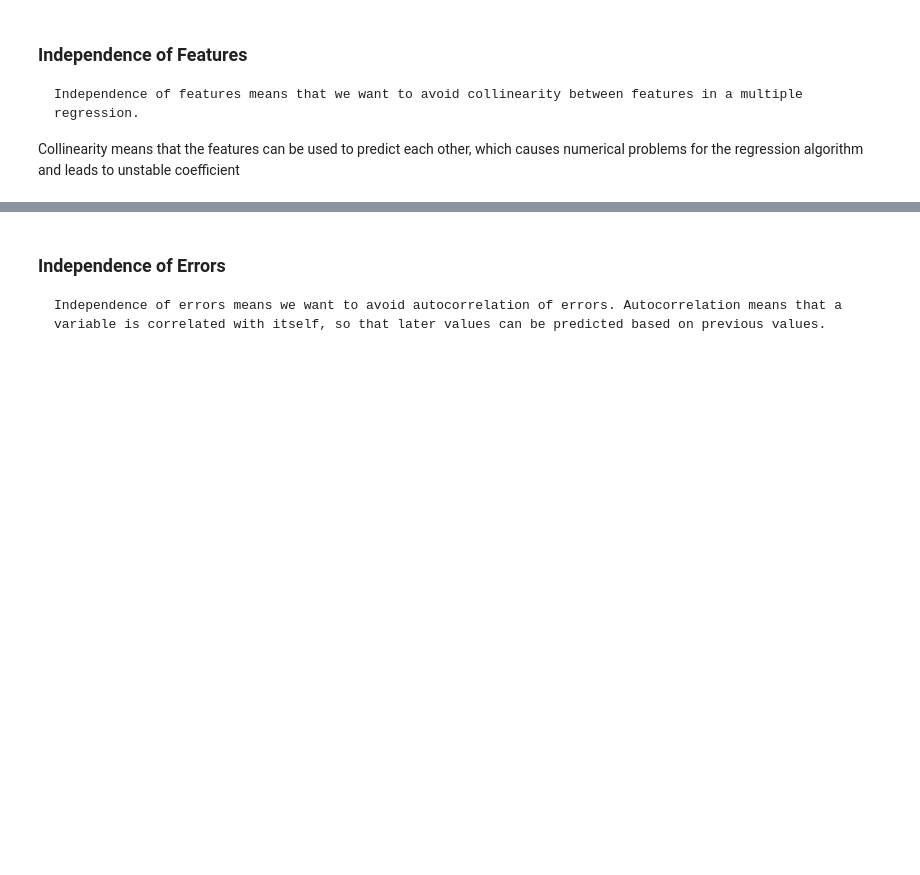
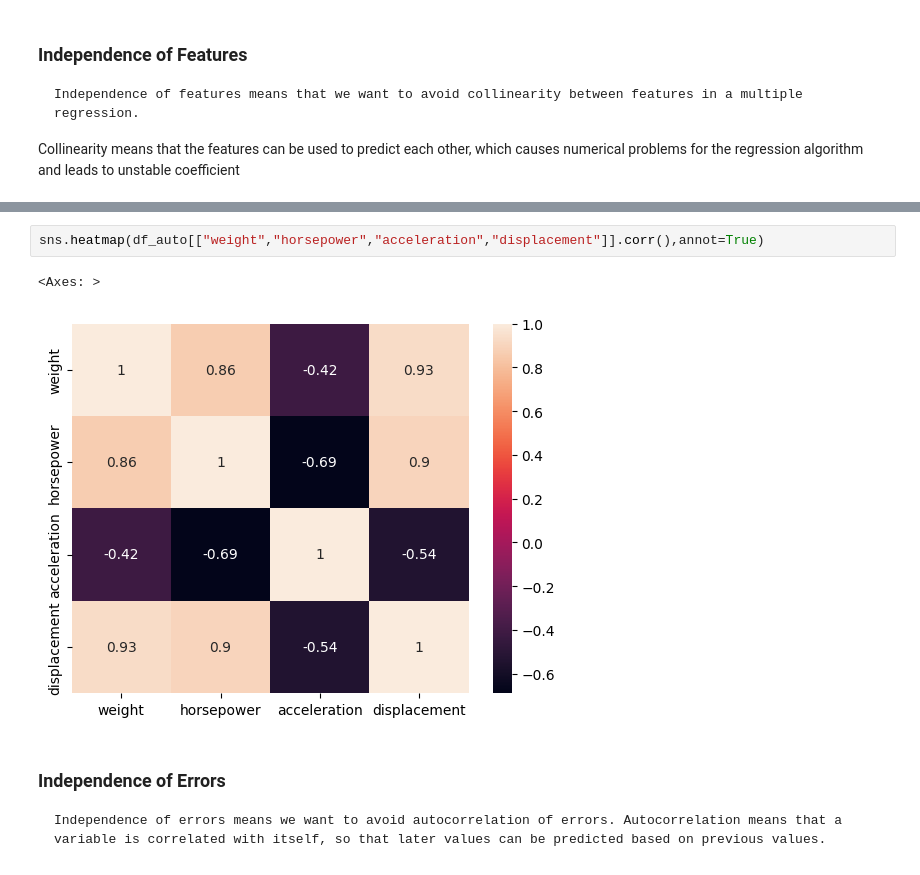
Before and after one commit to karusamuel/LinearRegression_Assumptions, a Jupyter notebook: index.ipynb, the cells around one changed output, grey strips where cells are left out. Saved outputs shown, nothing was run; the diff lists cells and outputs as text; blank space fills up the shorter version.

```diff
--- a/index.ipynb
+++ b/index.ipynb
@@ -91,3 +168,8 @@ Collinearity means that the features can be used to predict each other, which ca
+# %%
+sns.heatmap(df_auto[["weight","horsepower","acceleration","displacement"]].corr(),annot=True)
+# %% [output]
+<Axes: >
+[figure, added]
 # %% [markdown]
 ### Independence of Errors
 
```
Also changed, not shown: parts of 31 cells of this notebook.
